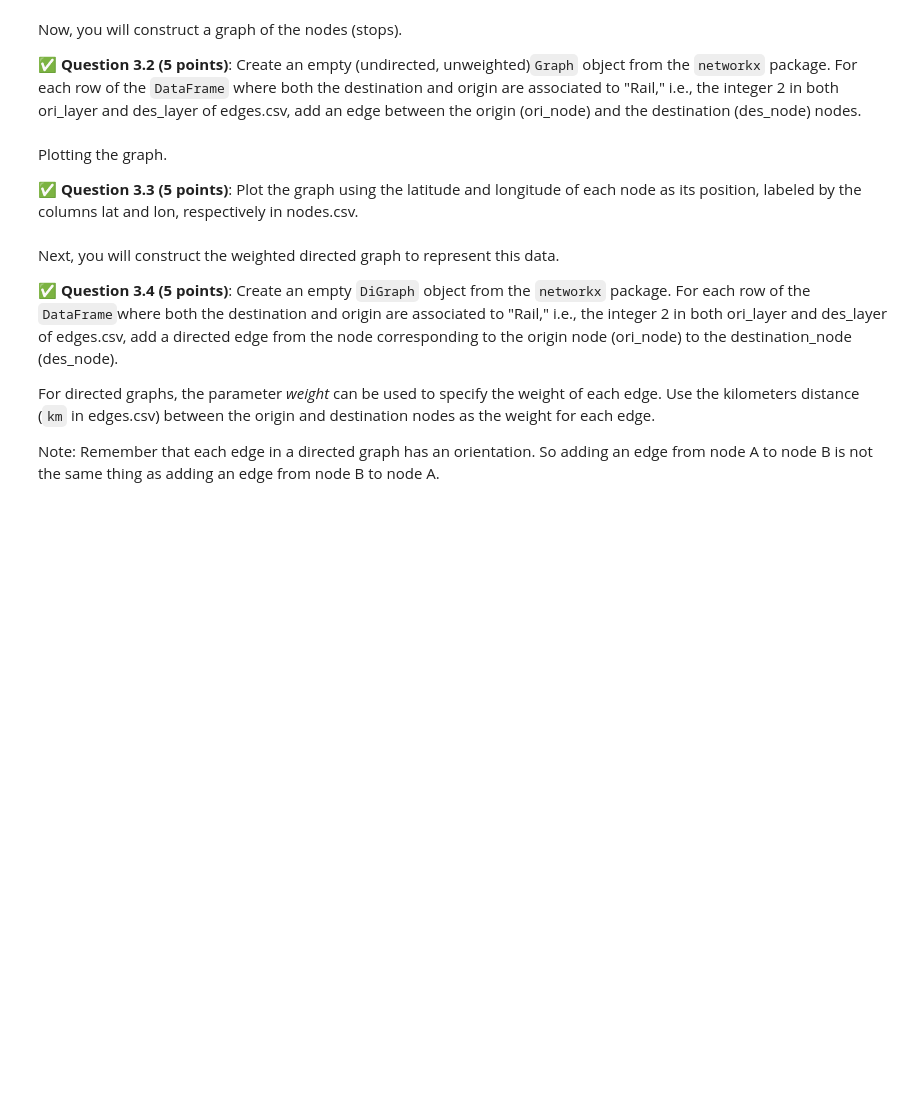
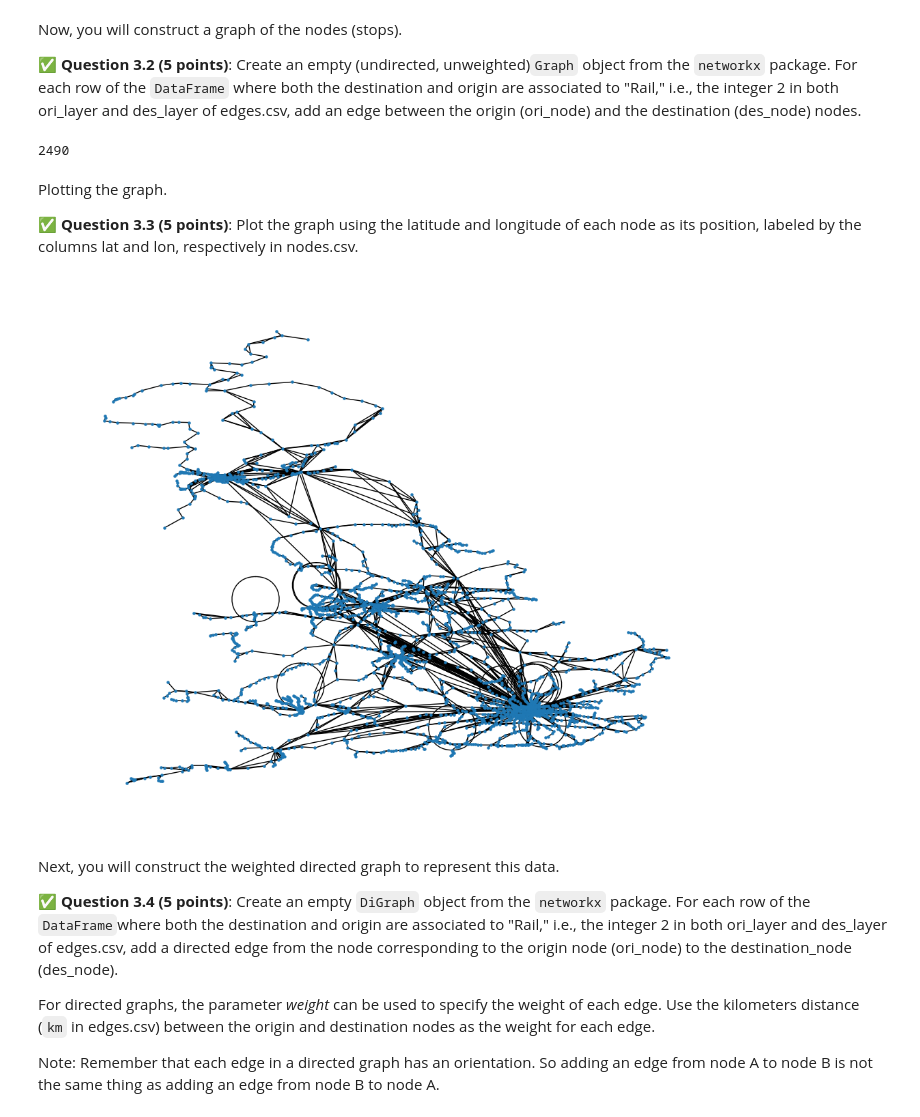
Before and after one commit to dixonde3/CMSE-202, a Jupyter notebook: hw-02/HW-02_ABMandGraphTheory-STUDENT.ipynb, the cells around one changed output. Cells and saved outputs as stored; diff of their text form; code cells hidden in the pictures; blank space fills up the shorter version.

```diff
--- a/hw-02/HW-02_ABMandGraphTheory-STUDENT.ipynb
+++ b/hw-02/HW-02_ABMandGraphTheory-STUDENT.ipynb
@@ -557,0 +557,8 @@ In this part of the homework, we will look at a dataset which contains the whole
+# %%
+# Write your code here
+import pandas as pd
+
+edges = pd.read_csv('edges.csv')
+nodes = pd.read_csv('nodes.csv')
+
+edges
@@ -564,3 +599,21 @@ Now, you will construct a graph of the nodes (stops).
+# %%
+# Write your code here
+
+
+import networkx as nx
+
+graphs = nx.Graph()
+
+rail = edges[np.logical_and(edges['ori_layer'] ==2, edges['des_layer'] ==2 ) ]
+
+
+for _, row in rail.iterrows():
+    ori_node, des_node = row['ori_node'], row['des_node']
+    graphs.add_edge(ori_node, des_node)
+# %%
+print(len (graphs.nodes))
+# %% [output]
+2490
 # %% [markdown]
 Plotting the graph.
 
@@ -570,3 +621,26 @@ Plotting the graph.
+# %%
+# Write your code here
+
+import matplotlib.pyplot as plt
+
+
+des_nodes = np.unique( rail[ 'des_node'])
+
+ori_nodes = np.unique( rail ['ori_node'])
+
+position = {}
+
+for _, row in nodes.iterrows():
+
+    if row['node'] in ori_nodes or row['node'] in des_nodes:
+        position[row['node']] = (row['lon'], row['lat'])
+
+
+
+plt.figure(figsize=(10, 8))
+nx.draw(graphs, position, node_size = 5)
+# %% [output]
+[figure, added]
 # %% [markdown]
 Next, you will construct the weighted directed graph to represent this data.
 
```
Also changed, not shown: parts of 25 cells of this notebook, 2 other files.
